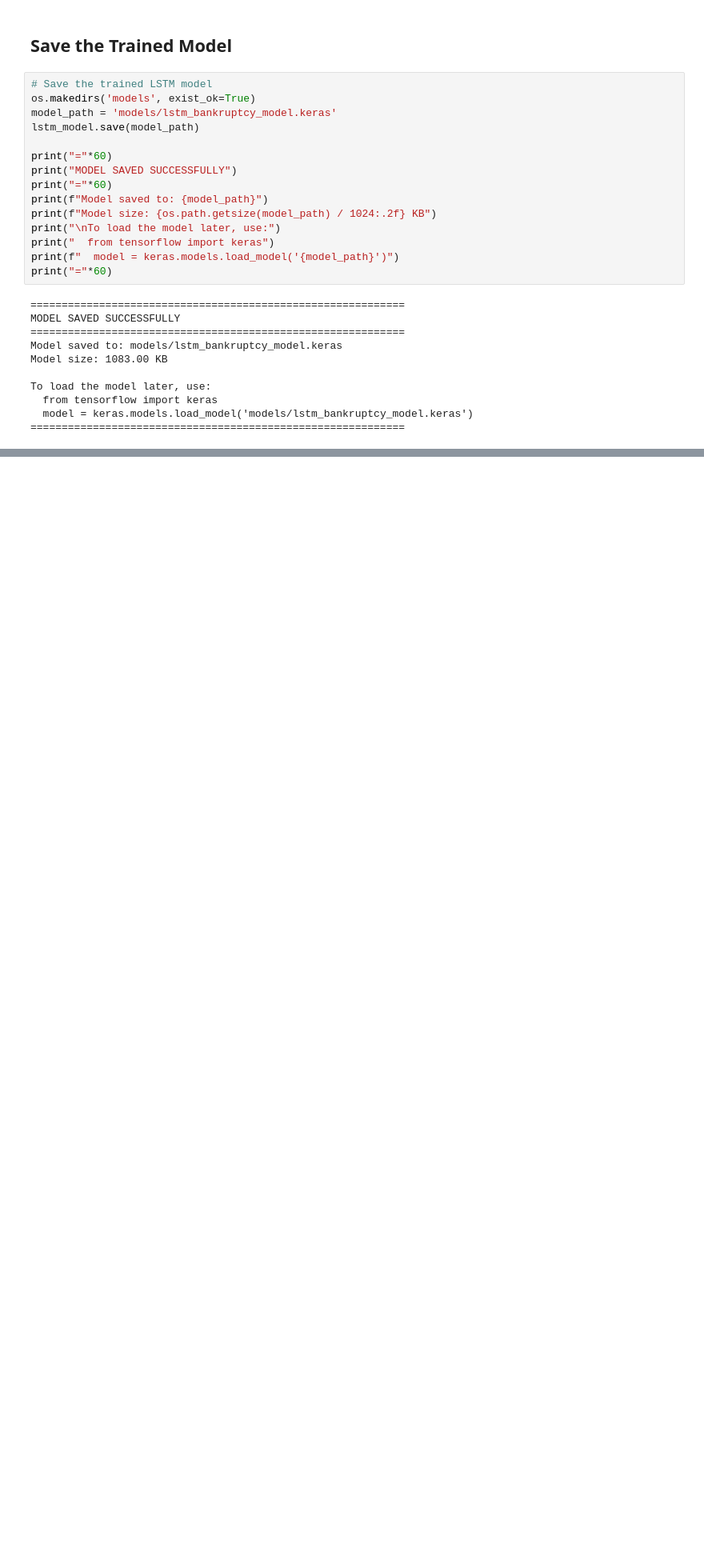
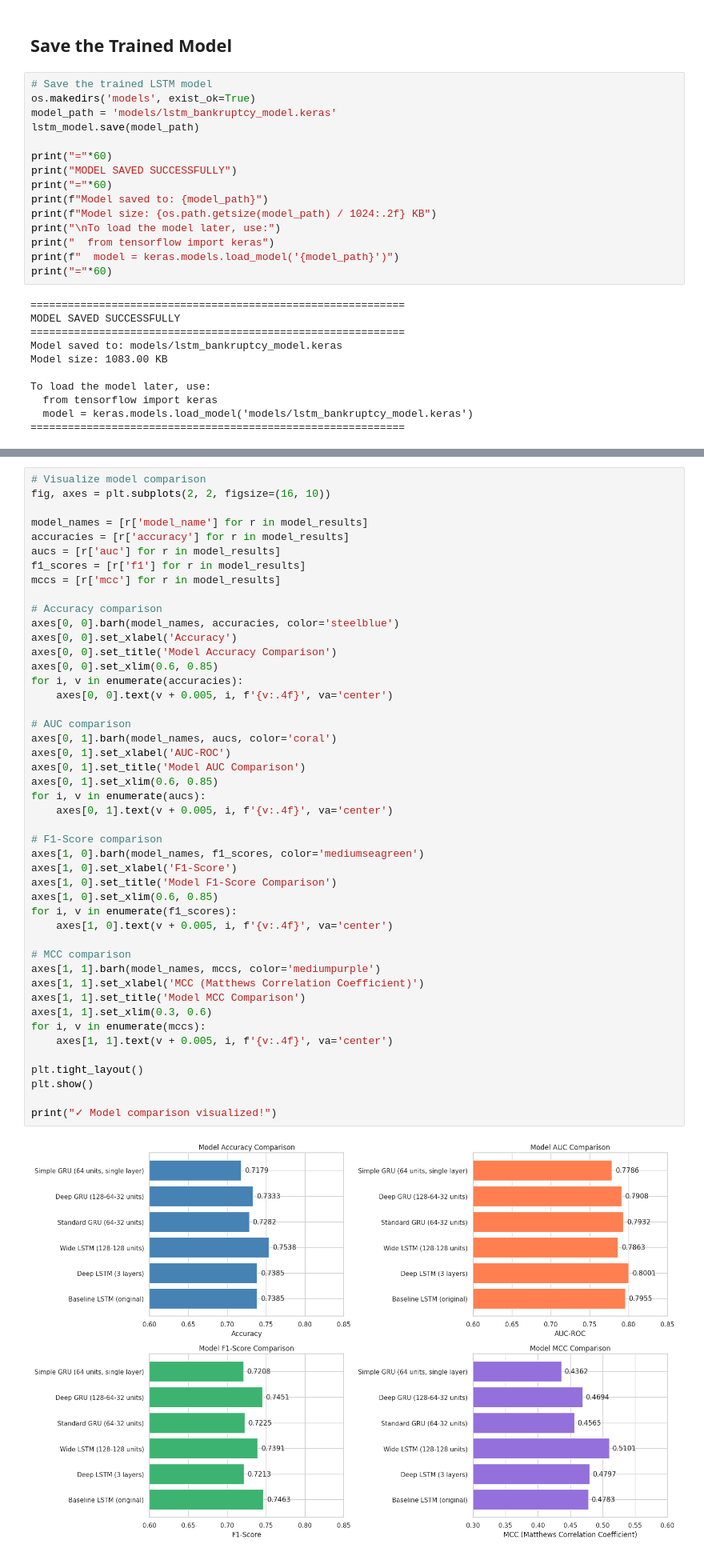
Before and after one commit to c0d3l0v3r-HeHe/Predict2Protect-Hackathon-ISMDhanbad, a Jupyter notebook: notebook.ipynb, the cells around one changed output, grey strips where cells are left out. Shown at 80% size. Drawn from its saved outputs; the diff is of its cells as text; blank space fills up the shorter version.

```diff
--- a/notebook.ipynb
+++ b/notebook.ipynb
@@ -1695,0 +2012,48 @@ To load the model later, use:
+# %%
+# Visualize model comparison
+fig, axes = plt.subplots(2, 2, figsize=(16, 10))
+
+model_names = [r['model_name'] for r in model_results]
+accuracies = [r['accuracy'] for r in model_results]
+aucs = [r['auc'] for r in model_results]
+f1_scores = [r['f1'] for r in model_results]
+mccs = [r['mcc'] for r in model_results]
+
+# Accuracy comparison
+axes[0, 0].barh(model_names, accuracies, color='steelblue')
+axes[0, 0].set_xlabel('Accuracy')
+axes[0, 0].set_title('Model Accuracy Comparison')
+axes[0, 0].set_xlim(0.6, 0.85)
+for i, v in enumerate(accuracies):
+    axes[0, 0].text(v + 0.005, i, f'{v:.4f}', va='center')
+
+# AUC comparison
+axes[0, 1].barh(model_names, aucs, color='coral')
+axes[0, 1].set_xlabel('AUC-ROC')
+axes[0, 1].set_title('Model AUC Comparison')
+axes[0, 1].set_xlim(0.6, 0.85)
+for i, v in enumerate(aucs):
+    axes[0, 1].text(v + 0.005, i, f'{v:.4f}', va='center')
+
+# F1-Score comparison
+axes[1, 0].barh(model_names, f1_scores, color='mediumseagreen')
+axes[1, 0].set_xlabel('F1-Score')
+axes[1, 0].set_title('Model F1-Score Comparison')
+axes[1, 0].set_xlim(0.6, 0.85)
+for i, v in enumerate(f1_scores):
+    axes[1, 0].text(v + 0.005, i, f'{v:.4f}', va='center')
+
+# MCC comparison
+axes[1, 1].barh(model_names, mccs, color='mediumpurple')
+axes[1, 1].set_xlabel('MCC (Matthews Correlation Coefficient)')
+axes[1, 1].set_title('Model MCC Comparison')
+axes[1, 1].set_xlim(0.3, 0.6)
+for i, v in enumerate(mccs):
+    axes[1, 1].text(v + 0.005, i, f'{v:.4f}', va='center')
+
+plt.tight_layout()
+plt.show()
+
+print("✓ Model comparison visualized!")
+# %% [output]
+[figure, added]
```
Also changed, not shown: parts of 20 cells of this notebook.
